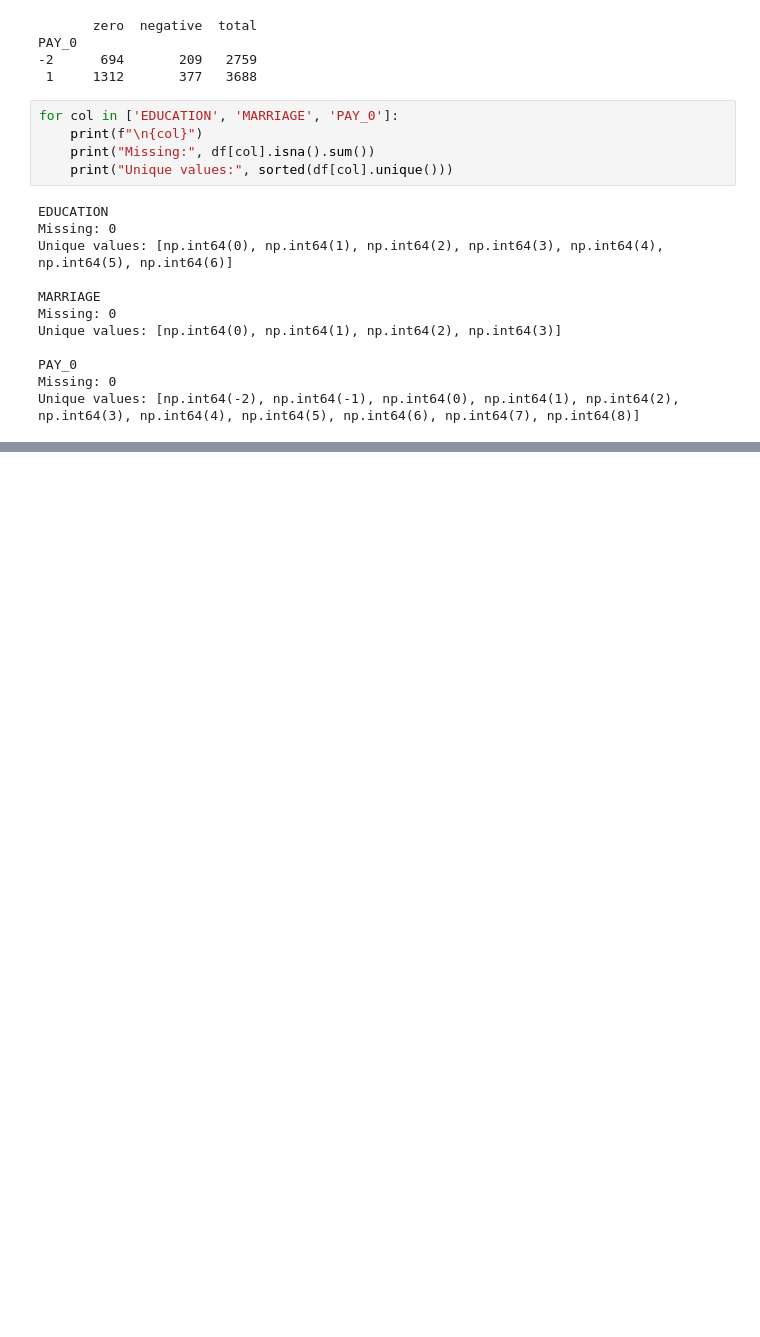
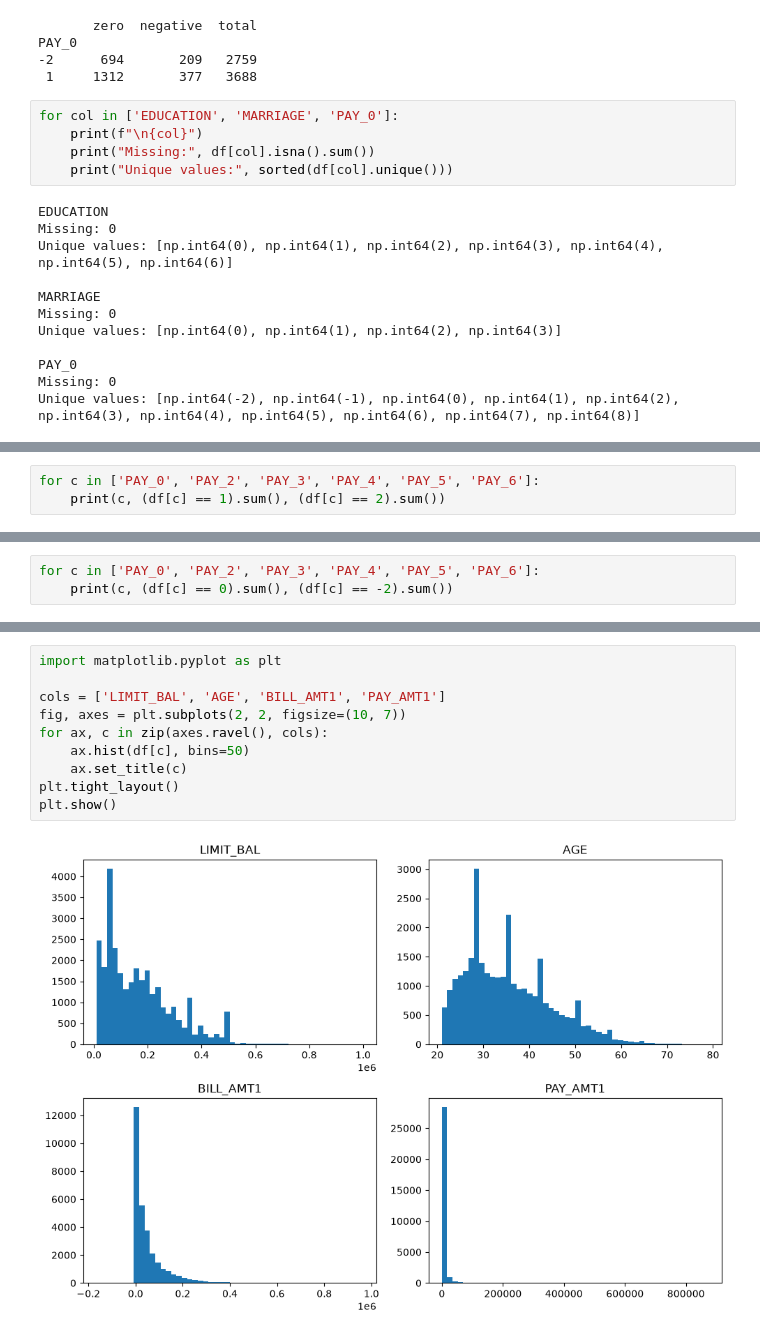
Before and after one commit to Luben69/Default-of-Credit-Card-Clients, a Jupyter notebook: Untitled.ipynb, the cells around one changed output, grey strips where cells are left out. Drawn from its saved outputs; the diff is of its cells as text; blank space fills up the shorter version.

```diff
--- a/Untitled.ipynb
+++ b/Untitled.ipynb
@@ -120,0 +137,3 @@ Unique values: [np.int64(-2), np.int64(-1), np.int64(0), np.int64(1), np.int64(2
+# %%
+for c in ['PAY_0', 'PAY_2', 'PAY_3', 'PAY_4', 'PAY_5', 'PAY_6']:
+    print(c, (df[c] == 1).sum(), (df[c] == 2).sum())
@@ -120,0 +147,3 @@ Unique values: [np.int64(-2), np.int64(-1), np.int64(0), np.int64(1), np.int64(2
+# %%
+for c in ['PAY_0', 'PAY_2', 'PAY_3', 'PAY_4', 'PAY_5', 'PAY_6']:
+    print(c, (df[c] == 0).sum(), (df[c] == -2).sum())
@@ -120,0 +338,12 @@ Unique values: [np.int64(-2), np.int64(-1), np.int64(0), np.int64(1), np.int64(2
+# %%
+import matplotlib.pyplot as plt
+
+cols = ['LIMIT_BAL', 'AGE', 'BILL_AMT1', 'PAY_AMT1']
+fig, axes = plt.subplots(2, 2, figsize=(10, 7))
+for ax, c in zip(axes.ravel(), cols):
+    ax.hist(df[c], bins=50)
+    ax.set_title(c)
+plt.tight_layout()
+plt.show()
+# %% [output]
+[figure, added]
```
Also changed, not shown: parts of 32 cells of this notebook.
